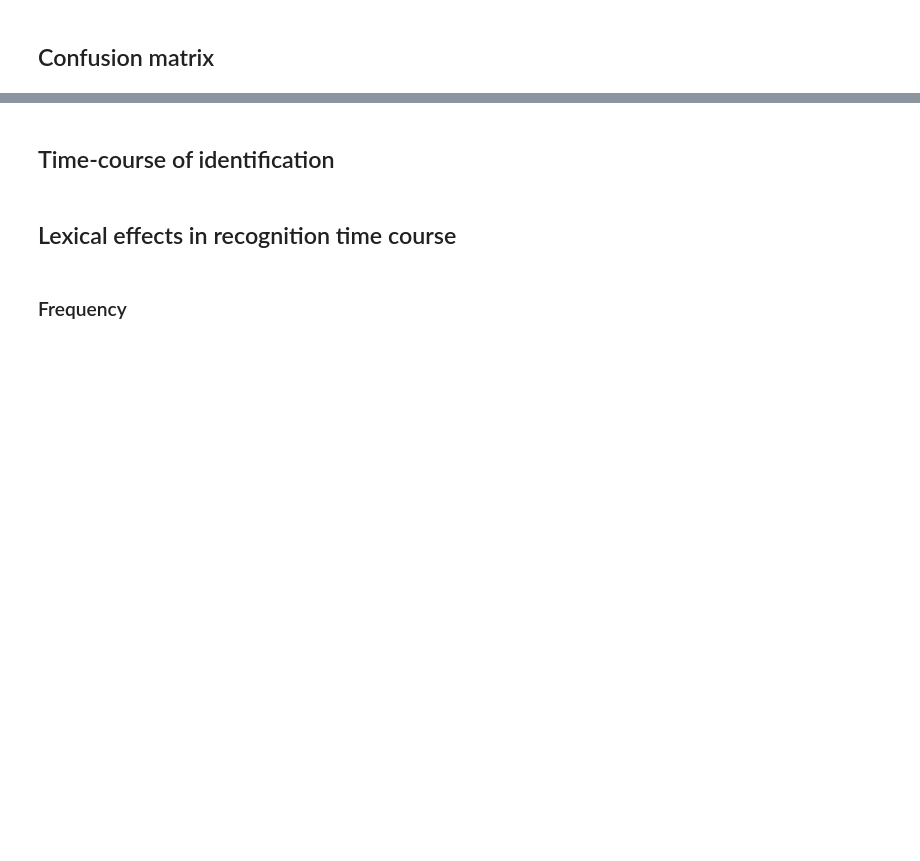
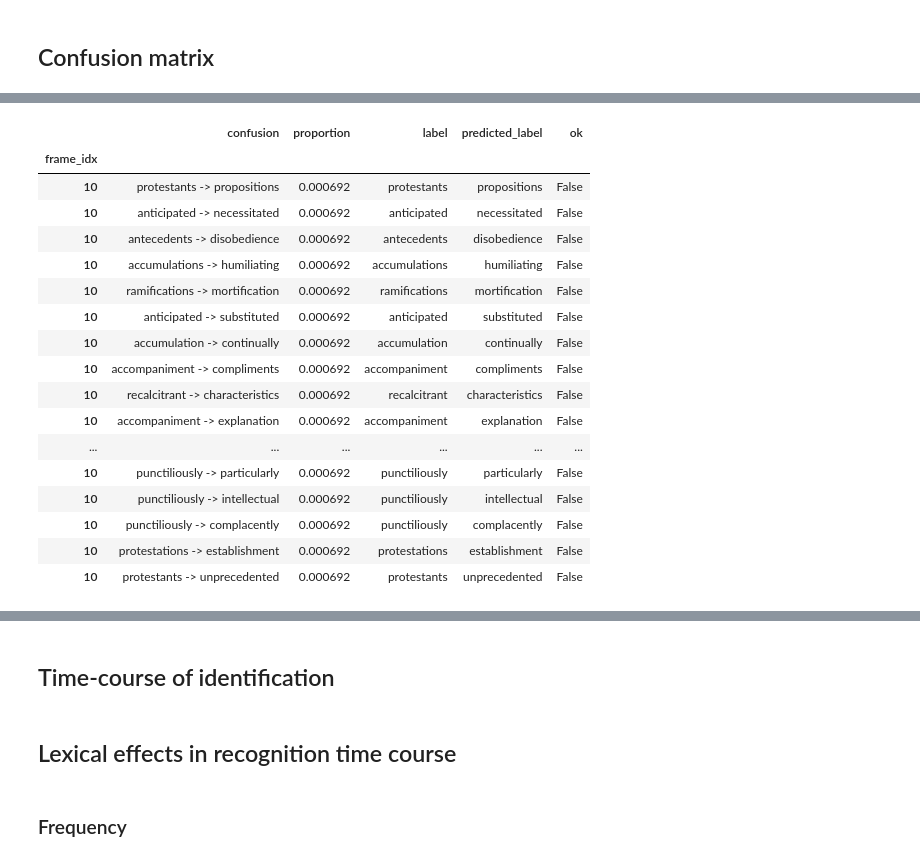
Before and after one commit to hans/ideal-word-representations, a Jupyter notebook: notebooks/word_discrimination.ipynb, the cells around one changed output, grey strips where cells are left out. Saved outputs shown, nothing was run; the diff lists cells and outputs as text; code cells hidden in the pictures; blank space fills up the shorter version.

```diff
--- a/notebooks/word_discrimination.ipynb
+++ b/notebooks/word_discrimination.ipynb
@@ -80,0 +126,10 @@ confusion_df = confusion_df.groupby("frame_idx").confusion.value_counts(normaliz
+# %%
+# DEV
+confusion_df = confusion_df.to_frame().reset_index()
+confusion_df[["label", "predicted_label"]] = confusion_df.confusion.str.split(" -> ", expand=True)
+# %%
+# DEV
+confusion_df["ok"] = (confusion_df.label == confusion_df.predicted_label + "s") | (confusion_df.label + "s" == confusion_df.predicted_label)
+# %%
+inspect_df = confusion_df[~confusion_df.ok].sort_values("proportion", ascending=False).set_index("frame_idx").sort_index()
+inspect_df
@@ -81,3 +151,24 @@ confusion_df = confusion_df.groupby("frame_idx").confusion.value_counts(normaliz
+# %%
+inspect_df.loc[10].head(30)
+# %% [output]
+|  | confusion | proportion | label | predicted_label | ok |
+| frame_idx |  |  |  |  |  |
+| 10 | protestants -> propositions | 0.000692 | protestants | propositions | False |
+| 10 | anticipated -> necessitated | 0.000692 | anticipated | necessitated | False |
+| 10 | antecedents -> disobedience | 0.000692 | antecedents | disobedience | False |
+| 10 | accumulations -> humiliating | 0.000692 | accumulations | humiliating | False |
+| 10 | ramifications -> mortification | 0.000692 | ramifications | mortification | False |
+| 10 | anticipated -> substituted | 0.000692 | anticipated | substituted | False |
+| 10 | accumulation -> continually | 0.000692 | accumulation | continually | False |
+| 10 | accompaniment -> compliments | 0.000692 | accompaniment | compliments | False |
+| 10 | recalcitrant -> characteristics | 0.000692 | recalcitrant | characteristics | False |
+| 10 | accompaniment -> explanation | 0.000692 | accompaniment | explanation | False |
+| ... | ... | ... | ... | ... | ... |
+| 10 | punctiliously -> particularly | 0.000692 | punctiliously | particularly | False |
+| 10 | punctiliously -> intellectual | 0.000692 | punctiliously | intellectual | False |
+| 10 | punctiliously -> complacently | 0.000692 | punctiliously | complacently | False |
+| 10 | protestations -> establishment | 0.000692 | protestations | establishment | False |
+| 10 | protestants -> unprecedented | 0.000692 | protestants | unprecedented | False |
 # %%
 for frame_idx, frame_confusions in confusion_df.groupby("frame_idx"):
     print(frame_idx)
```
Also changed, not shown: parts of 11 cells of this notebook, 17 other files.
